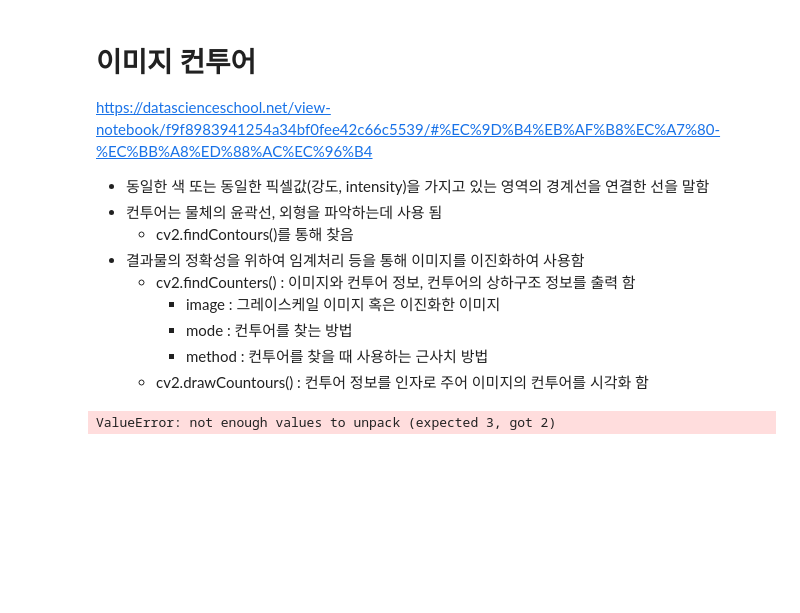
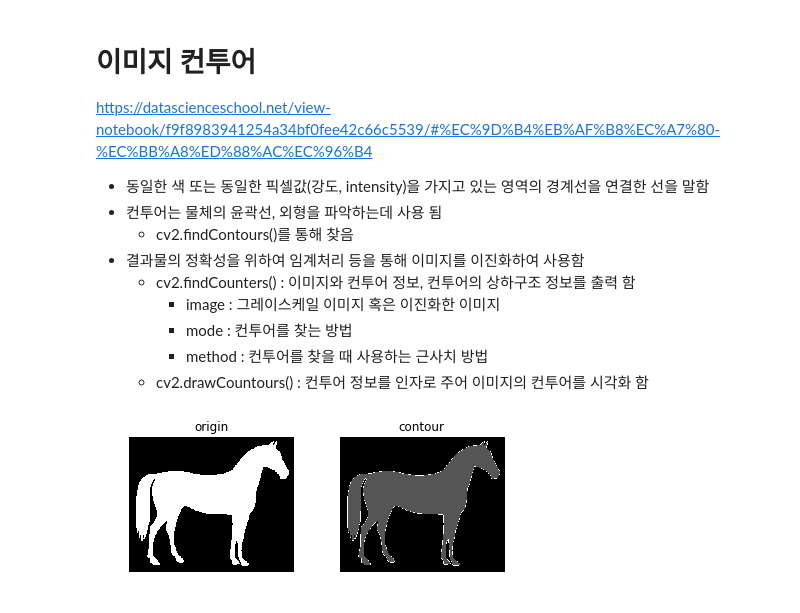
Before and after one commit to ultra118/Python_ML, a Jupyter notebook: ML/Data_Science_School/01_Image_preprocessing.ipynb, the cells around one changed output. Saved outputs shown, nothing was run; the diff lists cells and outputs as text; code cells hidden in the pictures; blank space fills up the shorter version.

```diff
--- a/ML/Data_Science_School/01_Image_preprocessing.ipynb
+++ b/ML/Data_Science_School/01_Image_preprocessing.ipynb
@@ -678,24 +678,26 @@ https://datascienceschool.net/view-notebook/f9f8983941254a34bf0fee42c66c5539/#%E
 # %%
 import cv2
 from skimage.data import page, horse
+import numpy as np
+import matplotlib.pyplot as plt
 
 img_raw = horse().astype('uint8')
 img_raw = np.ones(img_raw.shape) - img_raw
 img = img_raw.copy().astype('uint8')
-
-image, contours, hierachy = cv2.findContours(img,cv2.RETR_TREE, cv2.CHAIN_APPROX_SIMPLE)
+# 모든 컨투어 라인을 찾고, 모든 상하구조를 구성
+contours, hierachy = cv2.findContours(img,cv2.RETR_TREE, cv2.CHAIN_APPROX_SIMPLE)
 image = cv2.drawContours(img, contours, -1, 3)
 
 plt.subplot(1, 2, 1)
 plt.imshow(img_raw, cmap='gray')
-plt.title("원본 이미지")
+plt.title("origin")
 plt.axis('off')
 
 plt.subplot(1, 2, 2)
 plt.imshow(image, cmap='gray')
-plt.title("말 그림의 컨투어")
+plt.title("contour")
 plt.axis('off')
 plt.tight_layout()
 plt.show()
 # %% [output]
-ValueError: not enough values to unpack (expected 3, got 2)
+[figure, added]
```
Also changed, not shown: parts of 30 cells of this notebook.
